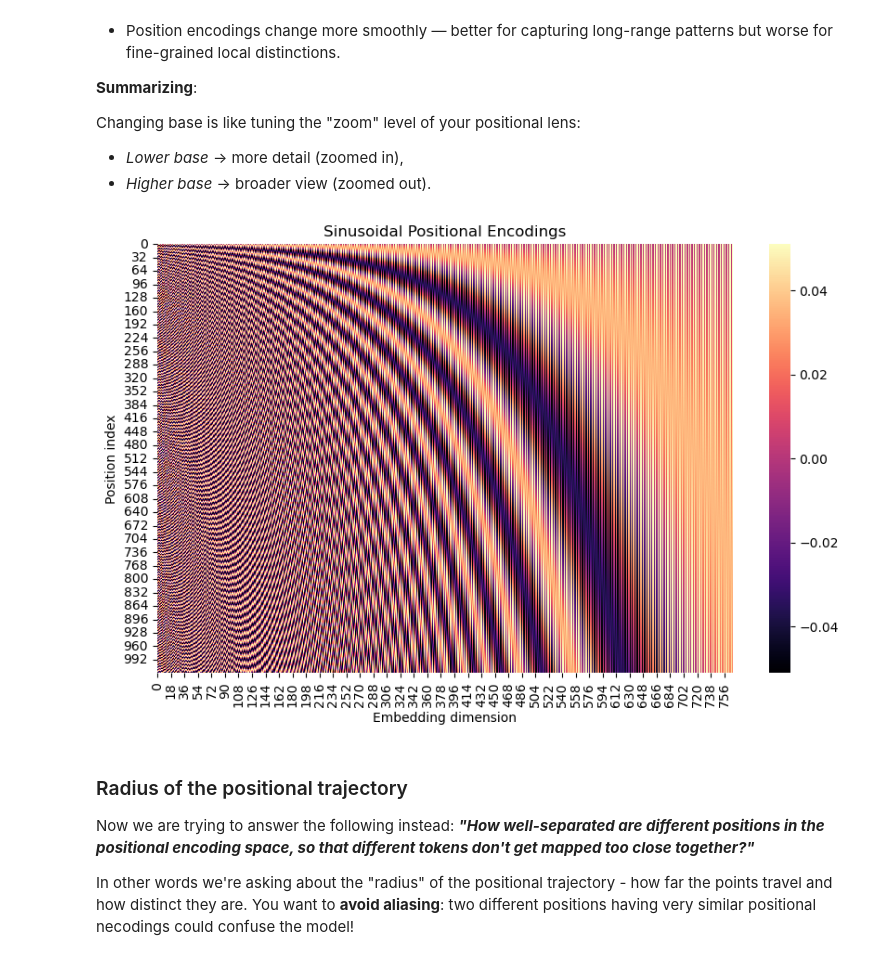
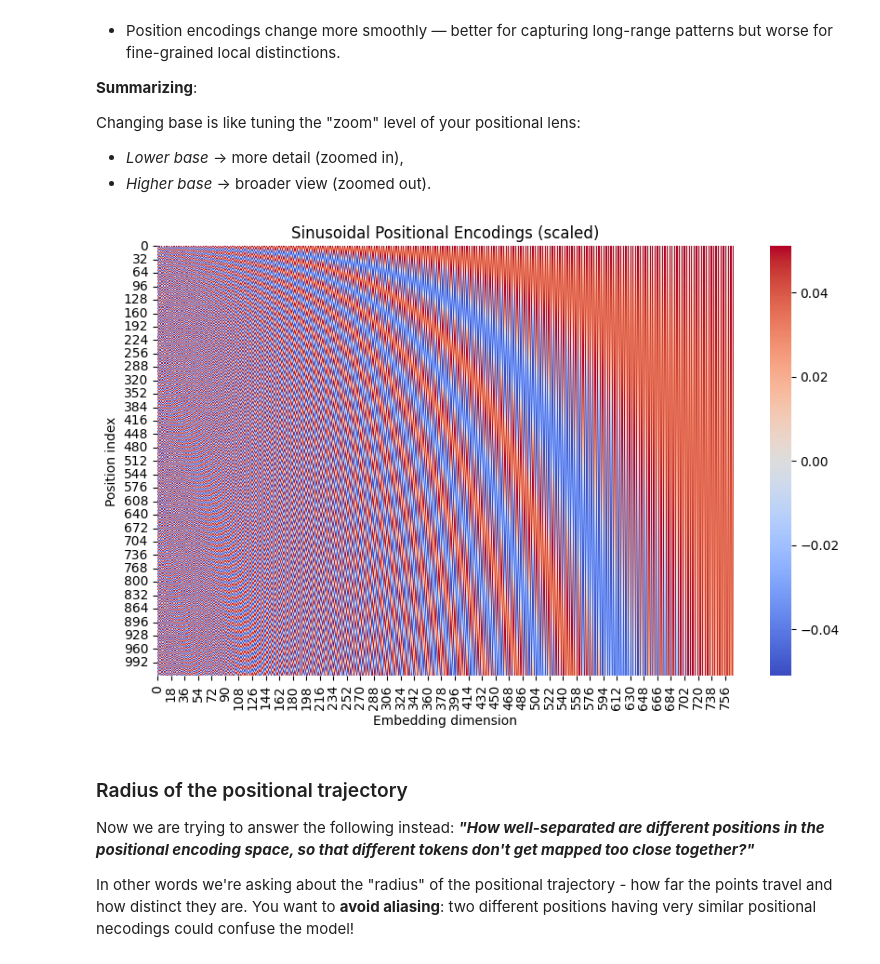
Before and after one commit to miriamzara/LCP_B_GPT2, a Jupyter notebook: giorgia/PositionalEncoding.ipynb, the cells around one changed output. Cells and saved outputs as stored; diff of their text form; code cells hidden in the pictures.

```diff
--- a/giorgia/PositionalEncoding.ipynb
+++ b/giorgia/PositionalEncoding.ipynb
@@ -90,30 +85,29 @@ Changing base is like tuning the "zoom" level of your positional lens:
 #   max_len = N
 #   d_model = D
 #   You can check what happens varying L (here is 1000.0) --> just a rescaling
+
+L = 1024
+
 def sinusoidal_positional_encoding(max_len, d_model):
     pe = np.zeros((max_len, d_model)) # Initialize the PE matrix with all zeros
     position = np.arange(0, max_len)[:, np.newaxis] # Column vector of positions
-    div_term = np.exp(np.arange(0, d_model, 2) * (-np.log(1000.0) / d_model)) # define the frequencies
+    div_term = np.exp(np.arange(0, d_model, 2) * (-np.log(L) / d_model)) # define the frequencies
     pe[:, 0::2] = np.sin(position * div_term)
     pe[:, 1::2] = np.cos(position * div_term)
     return pe
 
-# Generate sinusoidal positional encodings
-sinusoidal_encodings = sinusoidal_positional_encoding(1024, 768)
-
-# # Normalize for better comparison with sinusoidal encoding
+sinusoidal_encodings = sinusoidal_positional_encoding(L, 768)
 normed_se = sinusoidal_encodings / np.linalg.norm(sinusoidal_encodings, axis=1, keepdims=True)
 # %%
-# Plot sinusoidal encodings
 plt.figure(figsize=(10, 6))
-# sns.heatmap(sinusoidal_encodings, cmap="magma")
-sns.heatmap(normed_se, cmap="magma")
-plt.title("Sinusoidal Positional Encodings")
+#sns.heatmap(sinusoidal_encodings, cmap="coolwarm", center = 0)
+sns.heatmap(normed_se, cmap="coolwarm", center = 0)
+plt.title("Sinusoidal Positional Encodings (scaled)")
 plt.xlabel("Embedding dimension")
 plt.ylabel("Position index")
 plt.show()
 # %% [output]
-[figure, old version]
+[figure, new version]
 # %% [markdown]
 ### Radius of the positional trajectory
 Now we are trying to answer the following instead:
```
Also changed, not shown: parts of 9 cells of this notebook, 3 other files.
